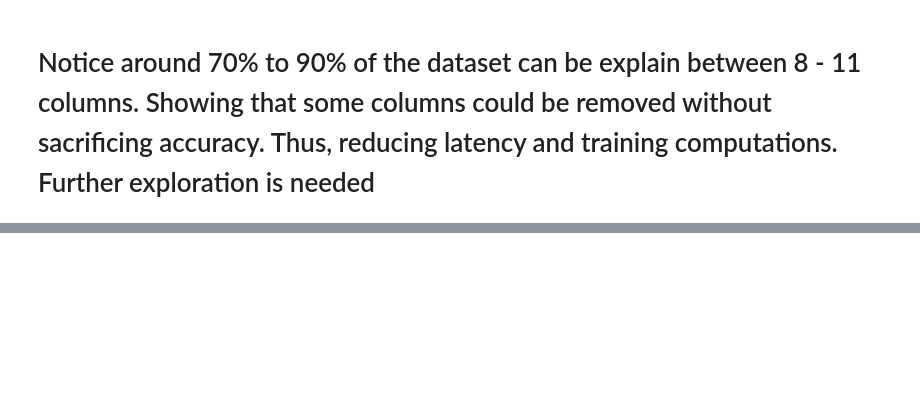
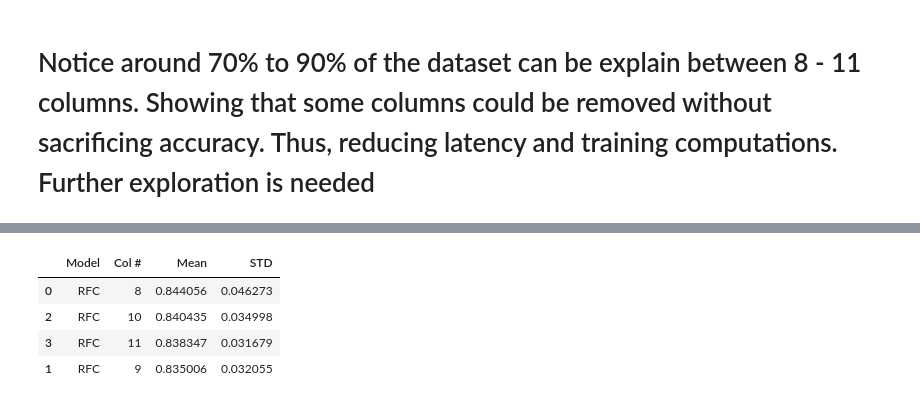
Before and after one commit to MaukanMir/Heart-Attack-Analysis-and-Prediction-Dataset, a Jupyter notebook: trainnig.ipynb, the cells around one changed output, grey strips where cells are left out. Drawn from its saved outputs; the diff is of its cells as text; code cells hidden in the pictures; blank space fills up the shorter version.

```diff
--- a/trainnig.ipynb
+++ b/trainnig.ipynb
@@ -303,7 +303,7 @@ def test_k_best_columns(names, models, X, y, metric, metric_name, variance_windo
 
 
     model_performance = []
-    for k in range(variance_window+1):
+    for k in variance_window:
         fs = SelectKBest(score_func=metric, k=k)
         for i in range(len(models)):
             model = models[i]
@@ -795,0 +791,11 @@ pca_analysis(X)
+# %%
+names = ['RFC']
+models = get_selected_models(names)
+metric = f_classif
+test_k_best_columns(names, models, X, y, metric, "F Stat", range(8,11+1) )
+# %% [output]
+|  | Model | Col # | Mean | STD |
+| 0 | RFC | 8 | 0.844056 | 0.046273 |
+| 2 | RFC | 10 | 0.840435 | 0.034998 |
+| 3 | RFC | 11 | 0.838347 | 0.031679 |
+| 1 | RFC | 9 | 0.835006 | 0.032055 |
```
Also changed, not shown: parts of 1 cell of this notebook.
